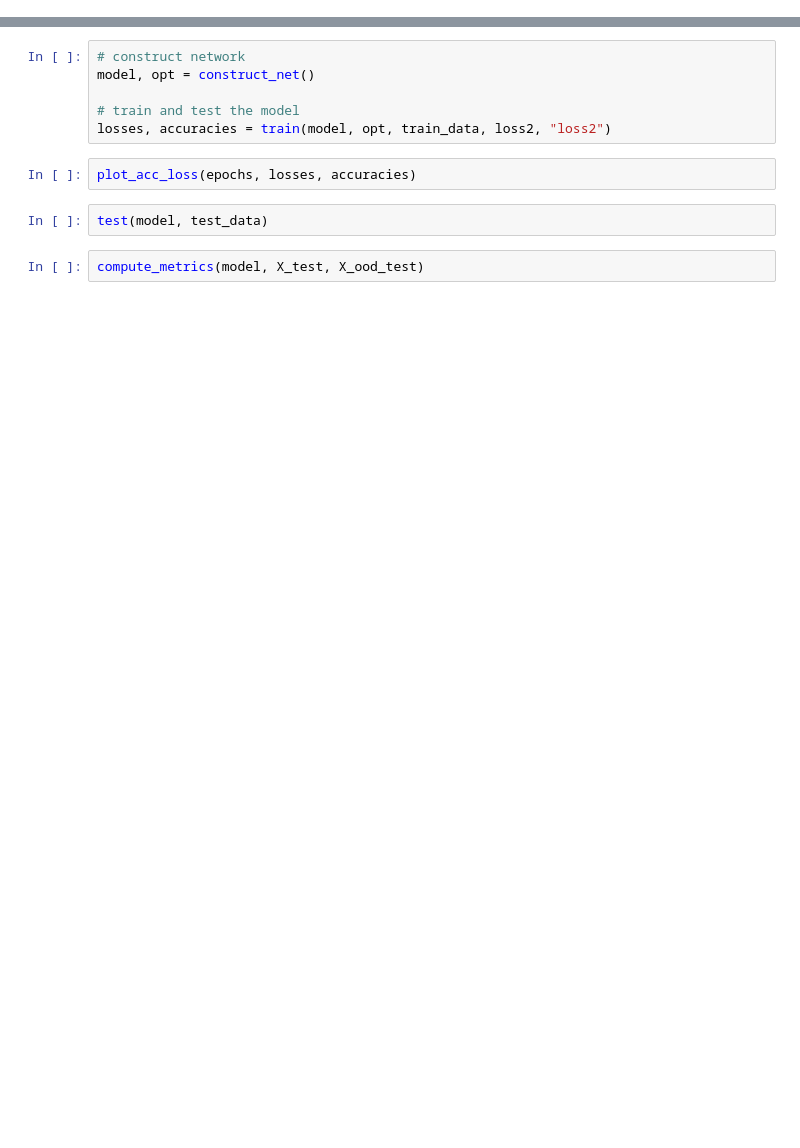
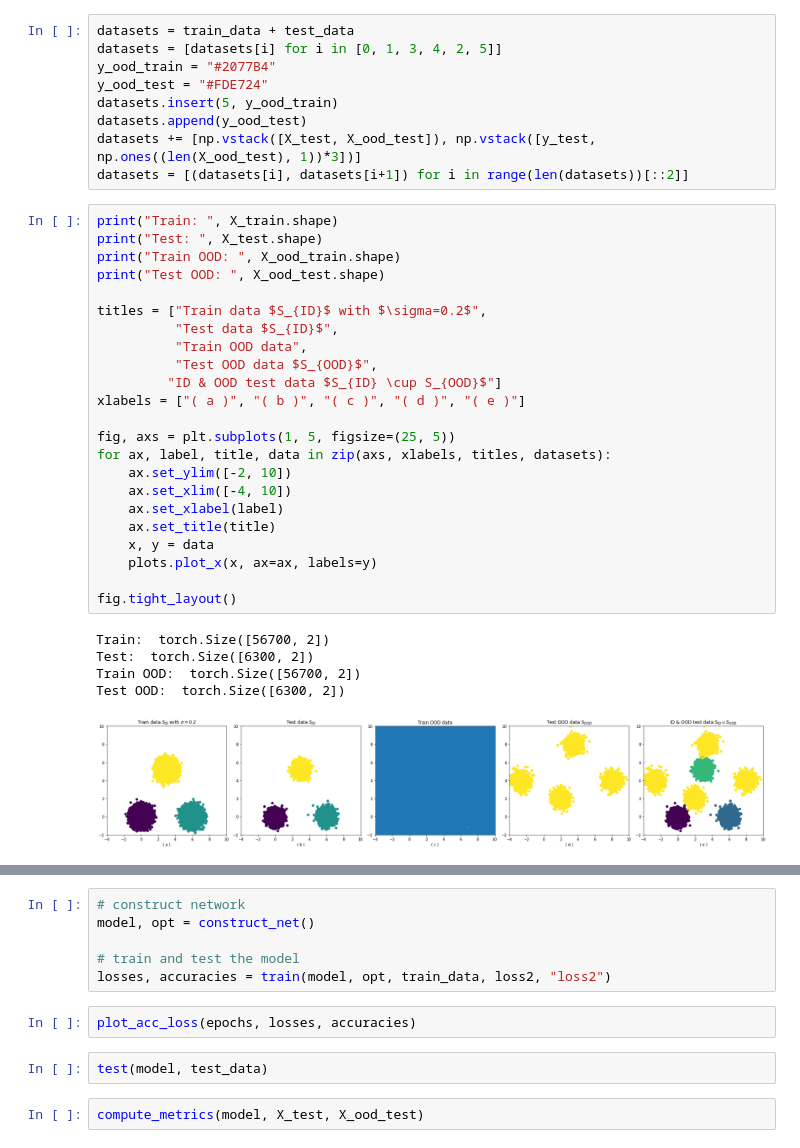
Before and after one commit to kirk86/RAIOOD, a Jupyter notebook: perceptron.ipynb, the cells around one changed output, grey strips where cells are left out. Saved outputs shown, nothing was run; the diff lists cells and outputs as text; blank space fills up the shorter version.

Commit message:
fixed constant x-y limits of plots

```diff
--- a/perceptron.ipynb
+++ b/perceptron.ipynb
@@ -601,0 +55,38 @@ def test_dummy(model, data):
+# %%
+datasets = train_data + test_data
+datasets = [datasets[i] for i in [0, 1, 3, 4, 2, 5]]
+y_ood_train = "#2077B4"
+y_ood_test = "#FDE724"
+datasets.insert(5, y_ood_train)
+datasets.append(y_ood_test)
+datasets += [np.vstack([X_test, X_ood_test]), np.vstack([y_test, np.ones((len(X_ood_test), 1))*3])]
+datasets = [(datasets[i], datasets[i+1]) for i in range(len(datasets))[::2]]
+# %%
+print("Train: ", X_train.shape)
+print("Test: ", X_test.shape)
+print("Train OOD: ", X_ood_train.shape)
+print("Test OOD: ", X_ood_test.shape)
+
+titles = ["Train data $S_{ID}$ with $\sigma=0.2$",
+          "Test data $S_{ID}$",
+          "Train OOD data",
+          "Test OOD data $S_{OOD}$",
+         "ID & OOD test data $S_{ID} \cup S_{OOD}$"]
+xlabels = ["( a )", "( b )", "( c )", "( d )", "( e )"]
+
+fig, axs = plt.subplots(1, 5, figsize=(25, 5))
+for ax, label, title, data in zip(axs, xlabels, titles, datasets):
+    ax.set_ylim([-2, 10])
+    ax.set_xlim([-4, 10])
+    ax.set_xlabel(label)
+    ax.set_title(title)
+    x, y = data
+    plots.plot_x(x, ax=ax, labels=y)
+
+fig.tight_layout()
+# %% [output]
+Train:  torch.Size([56700, 2])
+Test:  torch.Size([6300, 2])
+Train OOD:  torch.Size([56700, 2])
+Test OOD:  torch.Size([6300, 2])
+[figure, added]
```
Also changed, not shown: parts of 92 cells of this notebook, 5 other files.
